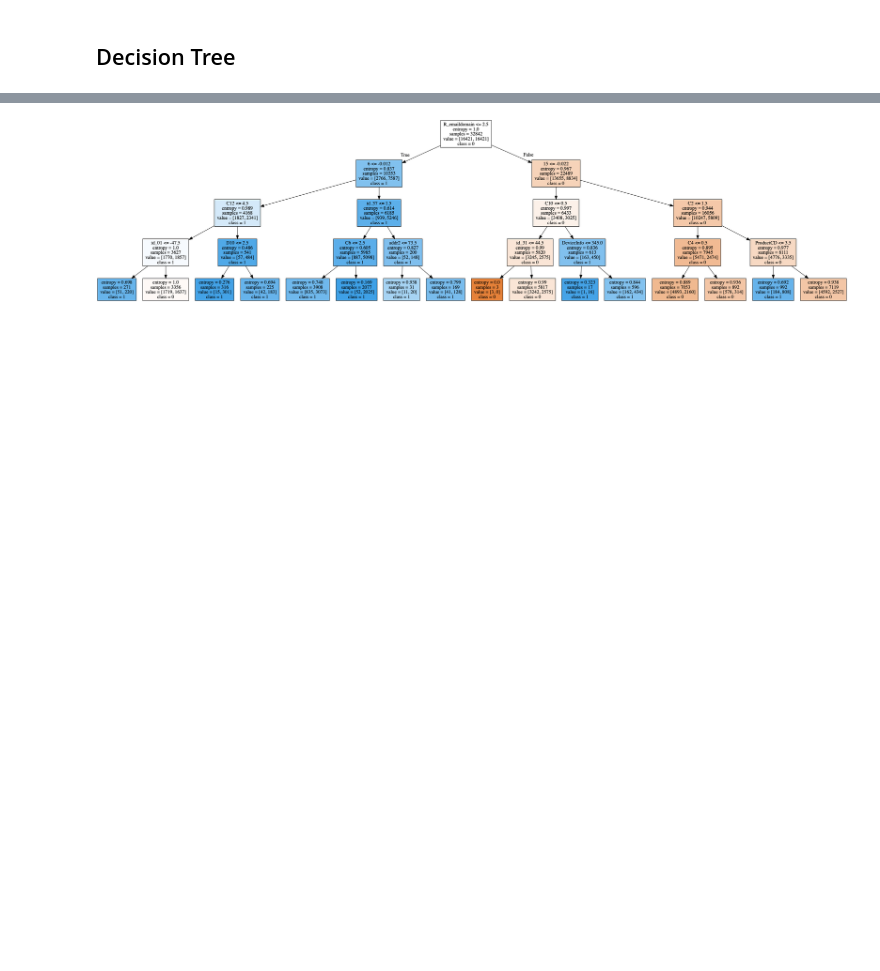
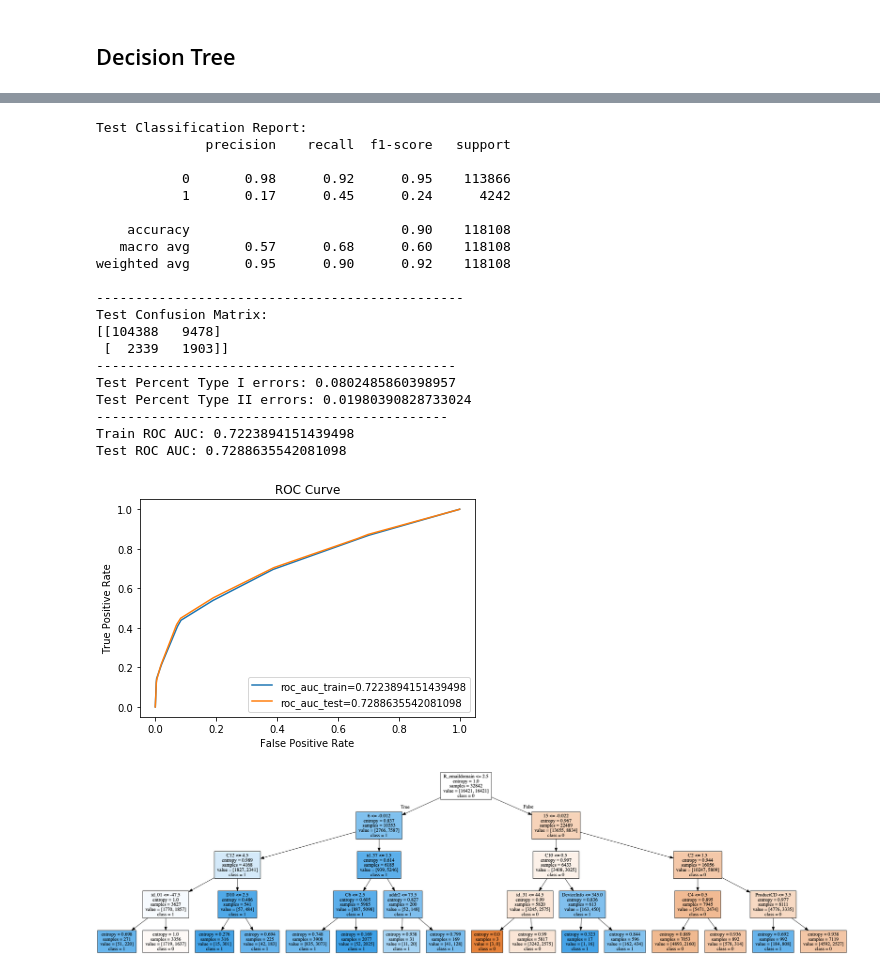
Before and after one commit to anikoloff/fraud_detection, a Jupyter notebook: fraud_detection.ipynb, the cells around one changed output, grey strips where cells are left out. Saved outputs shown, nothing was run; the diff lists cells and outputs as text; code cells hidden in the pictures; blank space fills up the shorter version.

```diff
--- a/fraud_detection.ipynb
+++ b/fraud_detection.ipynb
@@ -906,3 +872,37 @@ ROC AUC: 0.7288546560179553
+# %%
+# train decision tree model:
+dt = DecisionTreeClassifier(
+    criterion='entropy',
+    max_features=1,
+    max_depth=4,
+    random_state = 1337
+)
+dt = dt.fit(X_train,y_train)
+
+# evaluate:
+evaluate(dt, y_train, y_pred_train, y_test, y_pred_test)
+# %% [output]
+Test Classification Report:
+              precision    recall  f1-score   support
+
+           0       0.98      0.92      0.95    113866
+           1       0.17      0.45      0.24      4242
+
+    accuracy                           0.90    118108
+   macro avg       0.57      0.68      0.60    118108
+weighted avg       0.95      0.90      0.92    118108
+
+-----------------------------------------------
+Test Confusion Matrix:
+[[104388   9478]
+ [  2339   1903]]
+----------------------------------------------
+Test Percent Type I errors: 0.0802485860398957
+Test Percent Type II errors: 0.01980390828733024
+---------------------------------------------
+Train ROC AUC: 0.7223894151439498
+Test ROC AUC: 0.7288635542081098
+[figure, added]
 # %%
 # render the tree:
 dot_data = tree.export_graphviz(
```
Also changed, not shown: parts of 35 cells of this notebook, 2 other files.
